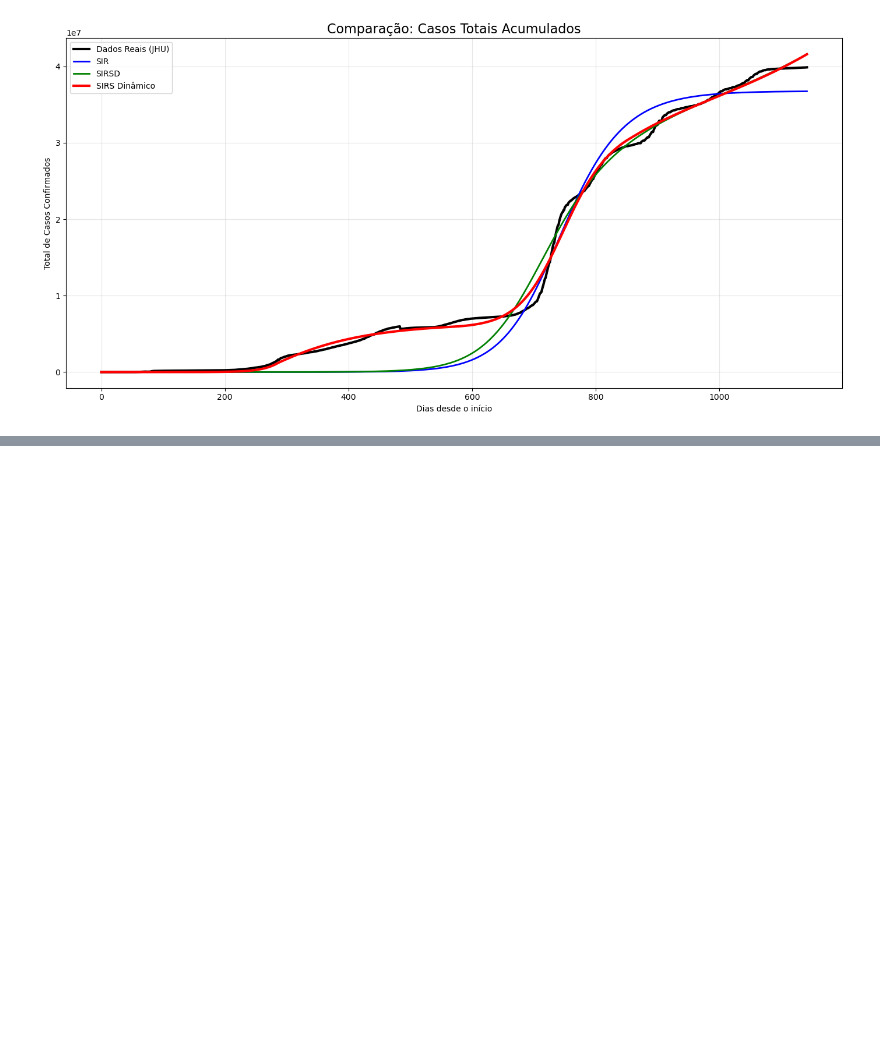
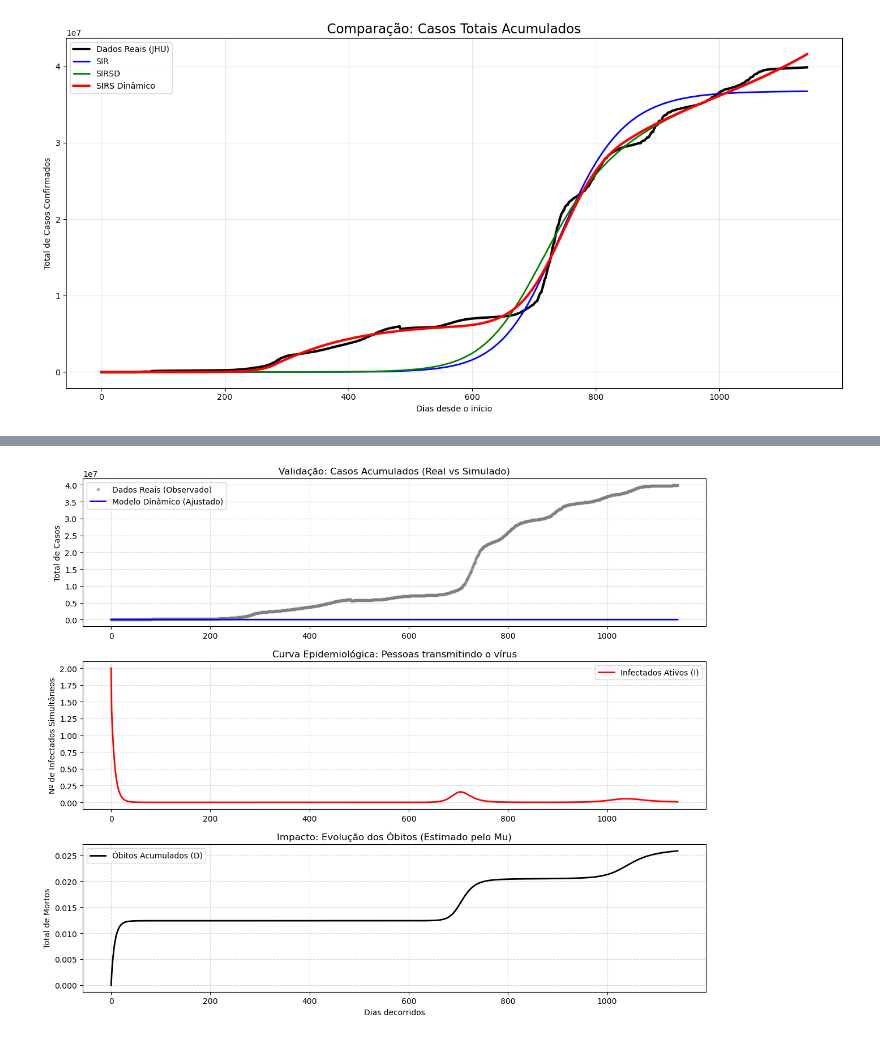
Before and after one commit to pjann42/Informatique-3-Python-Scientifique, a Jupyter notebook: projeto/vv5.ipynb, the cells around one changed output, grey strips where cells are left out. Cells and saved outputs as stored; diff of their text form; code cells hidden in the pictures; blank space fills up the shorter version.

```diff
--- a/projeto/vv5.ipynb
+++ b/projeto/vv5.ipynb
@@ -460,0 +470,43 @@ plot_dynamics("Modelo SIRS Dinâmico", S_dyn, I_dyn, R_dyn, 'red')
+# %%
+import matplotlib.pyplot as plt
+
+# 1. Gerar os dados da simulação com os melhores parâmetros encontrados
+# Retorna: Suscetíveis, Infectados, Recuperados, Mortos, Casos Acumulados
+S_sim, I_sim, R_sim, D_sim, C_sim = sirs_dynamic_discrete(x_days, *popt_dyn, return_full=True)
+
+# Configura tamanho da figura
+plt.figure(figsize=(12, 10))
+
+# --- GRÁFICO 1: O AJUSTE (Realidade vs Modelo) ---
+# Mostra se o modelo conseguiu "aprender" os dados reais
+plt.subplot(3, 1, 1)
+plt.plot(x_days, y_real_acc, 'o', color='gray', markersize=3, alpha=0.6, label='Dados Reais (Observado)')
+plt.plot(x_days, C_sim, '-', color='blue', linewidth=2, label='Modelo Dinâmico (Ajustado)')
+plt.title("Validação: Casos Acumulados (Real vs Simulado)")
+plt.ylabel("Total de Casos")
+plt.legend()
+plt.grid(True, linestyle='--', alpha=0.5)
+
+# --- GRÁFICO 2: AS ONDAS (Infectados Ativos) ---
+# Mostra quando aconteceram os picos e vales
+plt.subplot(3, 1, 2)
+plt.plot(x_days, I_sim, color='red', linewidth=2, label='Infectados Ativos (I)')
+plt.title("Curva Epidemiológica: Pessoas transmitindo o vírus")
+plt.ylabel("Nº de Infectados Simultâneos")
+plt.legend()
+plt.grid(True, linestyle='--', alpha=0.5)
+
+# --- GRÁFICO 3: MORTES (Acumulado) ---
+# Mostra a curva de óbitos estimada pelo modelo
+plt.subplot(3, 1, 3)
+plt.plot(x_days, D_sim, color='black', linewidth=2, label='Óbitos Acumulados (D)')
+plt.title("Impacto: Evolução dos Óbitos (Estimado pelo Mu)")
+plt.ylabel("Total de Mortos")
+plt.xlabel("Dias decorridos")
+plt.legend()
+plt.grid(True, linestyle='--', alpha=0.5)
+
+plt.tight_layout()
+plt.show()
+# %% [output]
+[figure, added]
```
Also changed, not shown: parts of 6 cells of this notebook.
